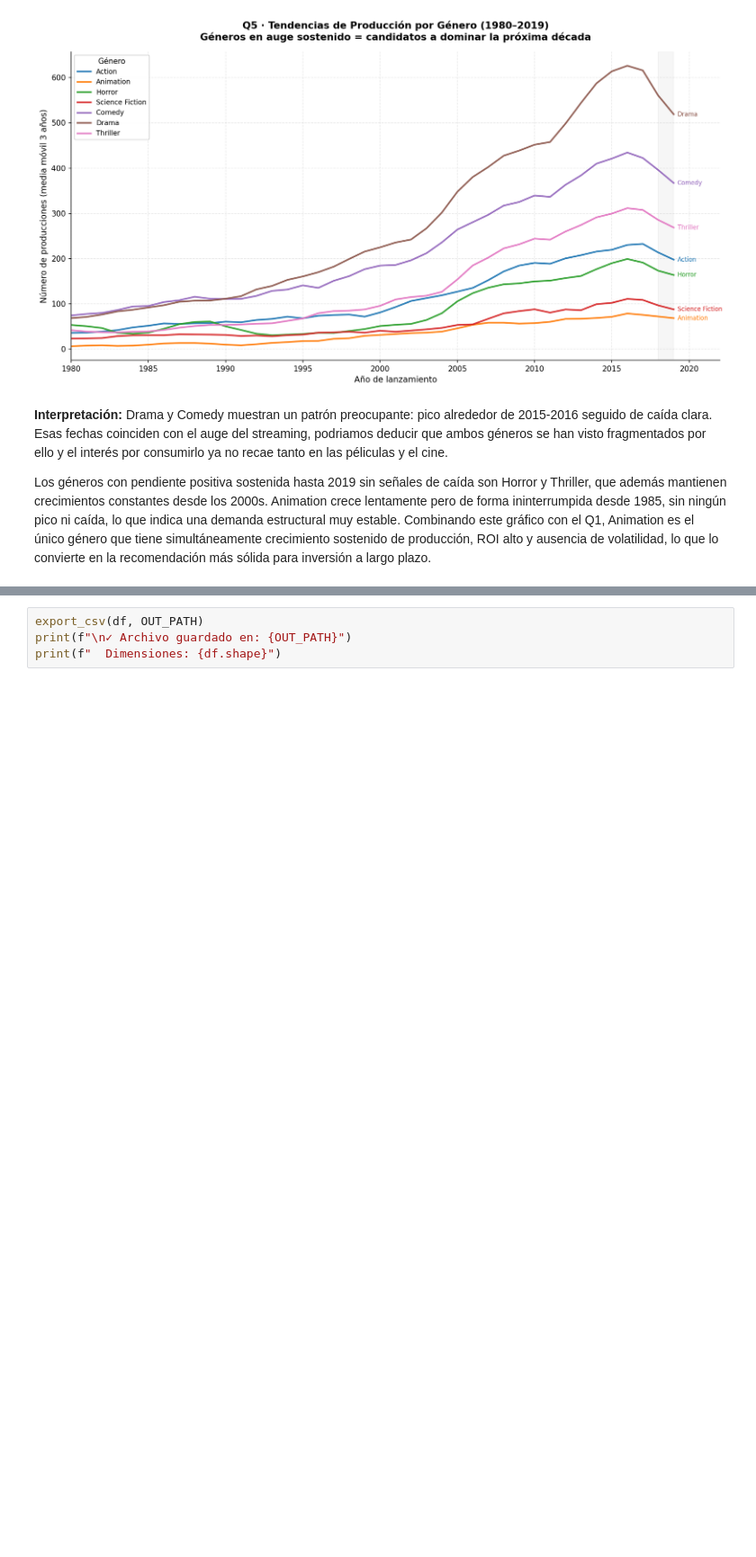
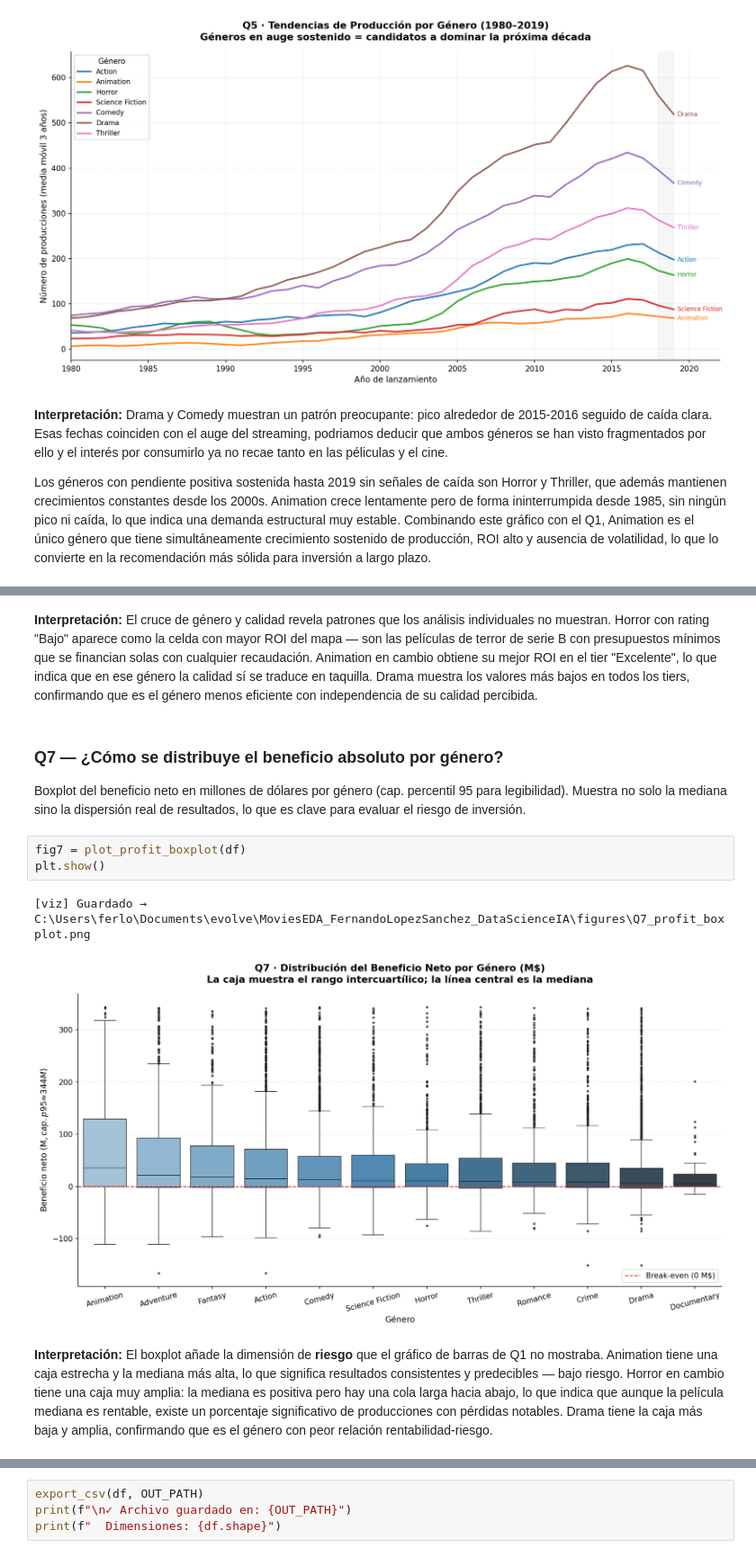
Before and after one commit to FLopez26/MoviesEDA_FernandoLopezSanchez_DataScienceIA, a Jupyter notebook: notebooks/eda.ipynb, the cells around one changed output, grey strips where cells are left out. Shown at 90% size. Cells and saved outputs as stored; diff of their text form; blank space fills up the shorter version.

Commit message:
Ampliaciaciones, correcciones y quality checks

```diff
--- a/notebooks/eda.ipynb
+++ b/notebooks/eda.ipynb
@@ -300 +453,15 @@ Los géneros con pendiente positiva sostenida hasta 2019 sin señales de caída
+# %% [markdown]
+**Interpretación:** El cruce de género y calidad revela patrones que los análisis individuales no muestran. Horror con rating "Bajo" aparece como la celda con mayor ROI del mapa — son las películas de terror de serie B con presupuestos mínimos que se financian solas con cualquier recaudación. Animation en cambio obtiene su mejor ROI en el tier "Excelente", lo que indica que en ese género la calidad sí se traduce en taquilla. Drama muestra los valores más bajos en todos los tiers, confirmando que es el género menos eficiente con independencia de su calidad percibida.
+# %% [markdown]
+### Q7 — ¿Cómo se distribuye el beneficio absoluto por género?
+Boxplot del beneficio neto en millones de dólares por género (cap. percentil 95 para legibilidad).
+Muestra no solo la mediana sino la dispersión real de resultados, lo que es clave para evaluar el riesgo de inversión.
+# %%
+fig7 = plot_profit_boxplot(df)
+plt.show()
+# %% [output]
+[viz] Guardado → C:\Users\ferlo\Documents\evolve\MoviesEDA_FernandoLopezSanchez_DataScienceIA\figures\Q7_profit_boxplot.png
+[figure, added]
+# %% [markdown]
+**Interpretación:** El boxplot añade la dimensión de **riesgo** que el gráfico de barras de Q1 no mostraba. Animation tiene una caja estrecha y la mediana más alta, lo que significa resultados consistentes y predecibles — bajo riesgo. Horror en cambio tiene una caja muy amplia: la mediana es positiva pero hay una cola larga hacia abajo, lo que indica que aunque la película mediana es rentable, existe un porcentaje significativo de producciones con pérdidas notables. Drama tiene la caja más baja y amplia, confirmando que es el género con peor relación rentabilidad-riesgo.
 # %% [markdown]
```
Also changed, not shown: parts of 22 cells of this notebook, 6 other files.
